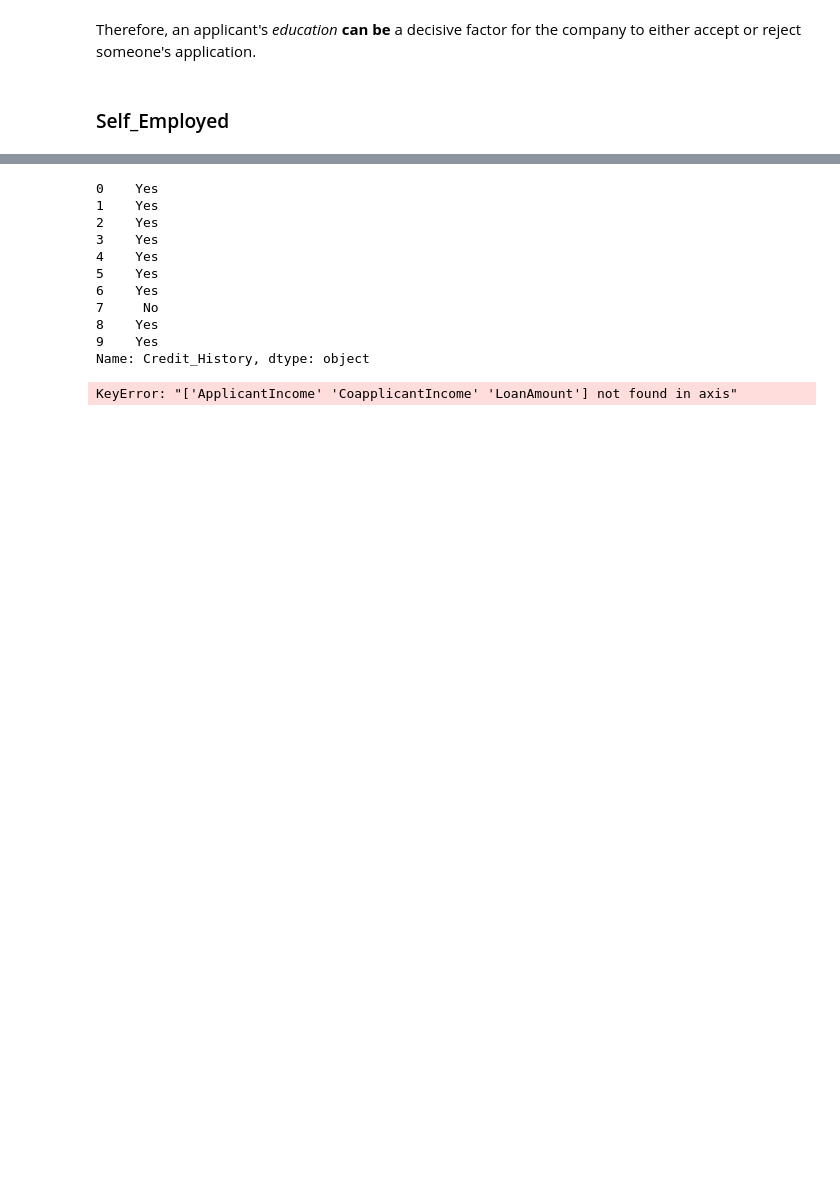
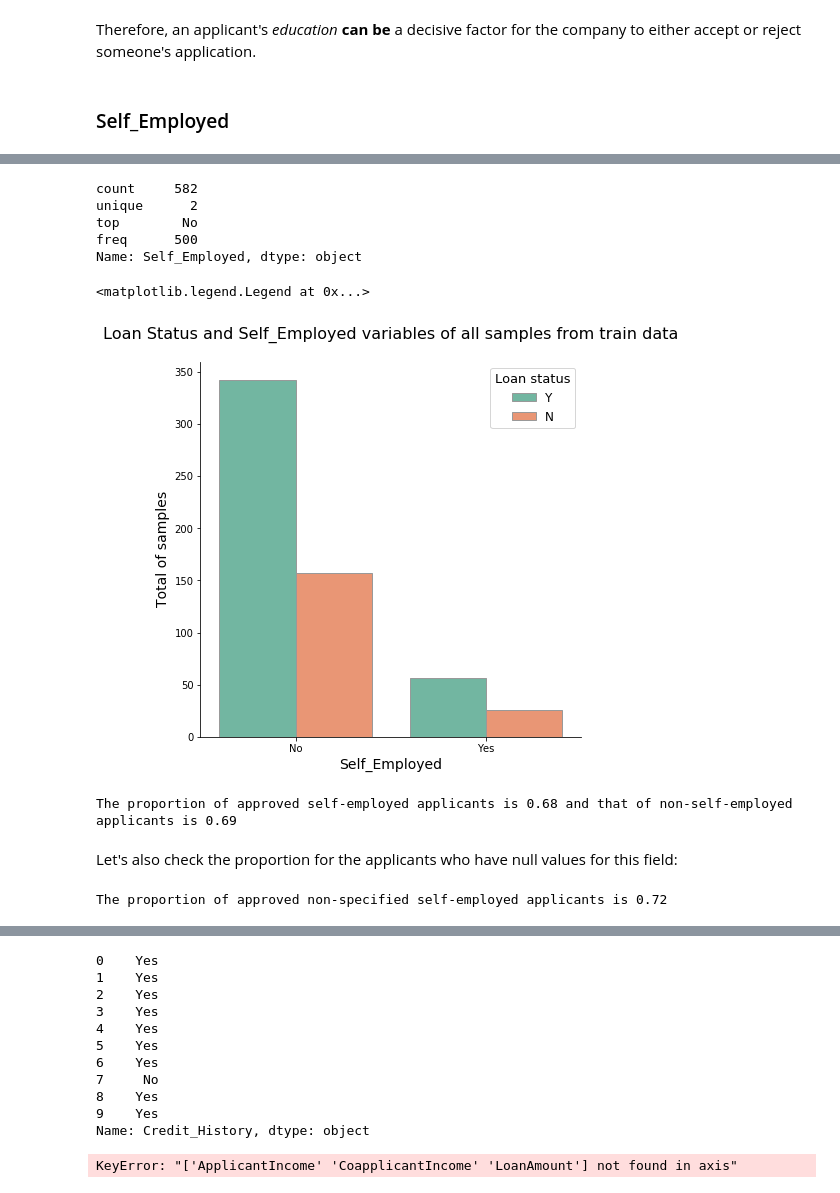
Before and after one commit to Buidex/loan_prediction_AnalyticsVidhya, a Jupyter notebook: Loan Prediction III - Analytics Vidhya.ipynb, the cells around one changed output, grey strips where cells are left out. Cells and saved outputs as stored; diff of their text form; code cells hidden in the pictures; blank space fills up the shorter version.

```diff
--- a/Loan Prediction III - Analytics Vidhya.ipynb
+++ b/Loan Prediction III - Analytics Vidhya.ipynb
@@ -521,0 +518,52 @@ Therefore, an applicant's _education_ **can be** a decisive factor for the compa
+# %%
+train.Self_Employed.describe()
+# %% [output]
+count     582
+unique      2
+top        No
+freq      500
+Name: Self_Employed, dtype: object
+# %%
+# Grouped barplot correlating Self_Employed and Loan_Status
+
+loan_status_self_employed_count = sns.catplot(x='Self_Employed', hue='Loan_Status', kind="count",
+                                            palette="Set2", edgecolor=".6", height=6,
+                                            legend=False, data=train);
+
+# Set the labels for the x and y axis, the legend and the title
+plt.title("Loan Status and Self_Employed variables of all samples from train data\n", fontsize=16)
+loan_status_self_employed_count.set_xlabels('Self_Employed', fontsize=14)
+loan_status_self_employed_count.set_ylabels('Total of samples', fontsize=14)
+plt.legend(title='Loan status', fontsize=12,title_fontsize=13)
+# %% [output]
+<matplotlib.legend.Legend at 0x...>
+[figure, added]
+# %%
+self_employed_approved = train[(train.Self_Employed == 'Yes') &  (train.Loan_Status == 'Y')]
+self_employed_denied = train[(train.Self_Employed == 'Yes') &  (train.Loan_Status == 'N')]
+not_self_employed_approved = train[(train.Self_Employed == 'No') &  (train.Loan_Status == 'Y')]
+not_self_employed_denied = train[(train.Self_Employed == 'No') &  (train.Loan_Status == 'N')]
+
+self_employed_rate = (len(self_employed_approved.index) / (len(self_employed_approved.index) + len(self_employed_denied.index)))
+not_self_employed_rate = (len(not_self_employed_approved.index) / (len(not_self_employed_approved.index) + len(not_self_employed_denied.index)))
+
+print('The proportion of approved self-employed applicants is %.2f and that of non-self-employed applicants is %.2f' % (self_employed_rate, not_self_employed_rate))
+# %% [output]
+The proportion of approved self-employed applicants is 0.68 and that of non-self-employed applicants is 0.69
+# %% [markdown]
+Let's also check the proportion for the applicants who have null values for this field:
+# %%
+null_self_employed = train[train['Self_Employed'].isnull()]
+null_self_employed.sort_values(by='Loan_Status')
+
+null_approved = null_self_employed[(null_self_employed.Loan_Status == 'Y')]
+null_denied = null_self_employed[(null_self_employed.Loan_Status == 'N')]
+
+null_rate = (len(null_approved.index) / (len(null_approved.index) + len(null_denied.index)))
+
+print('The proportion of approved non-specified self-employed applicants is %.2f' % (null_rate))
+
+# The data for the applicants that did not reveal their gender
+# null_self_employed
+# %% [output]
+The proportion of approved non-specified self-employed applicants is 0.72
```
Also changed, not shown: parts of 9 cells of this notebook.
